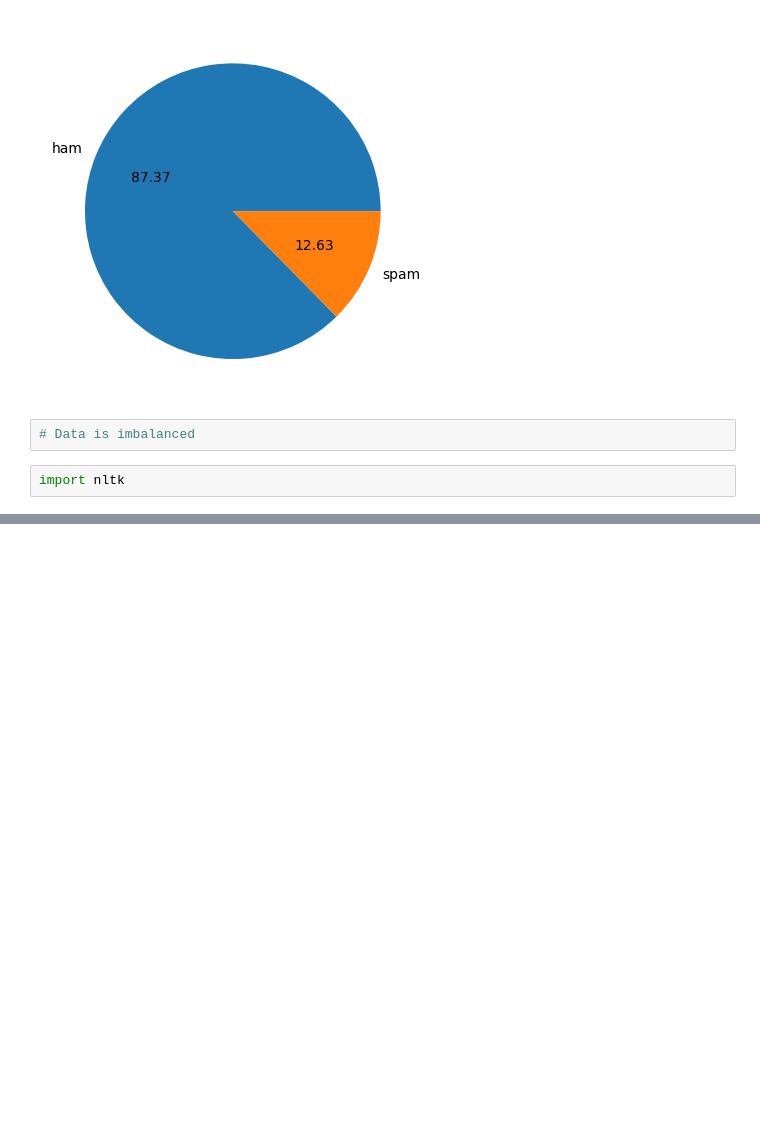
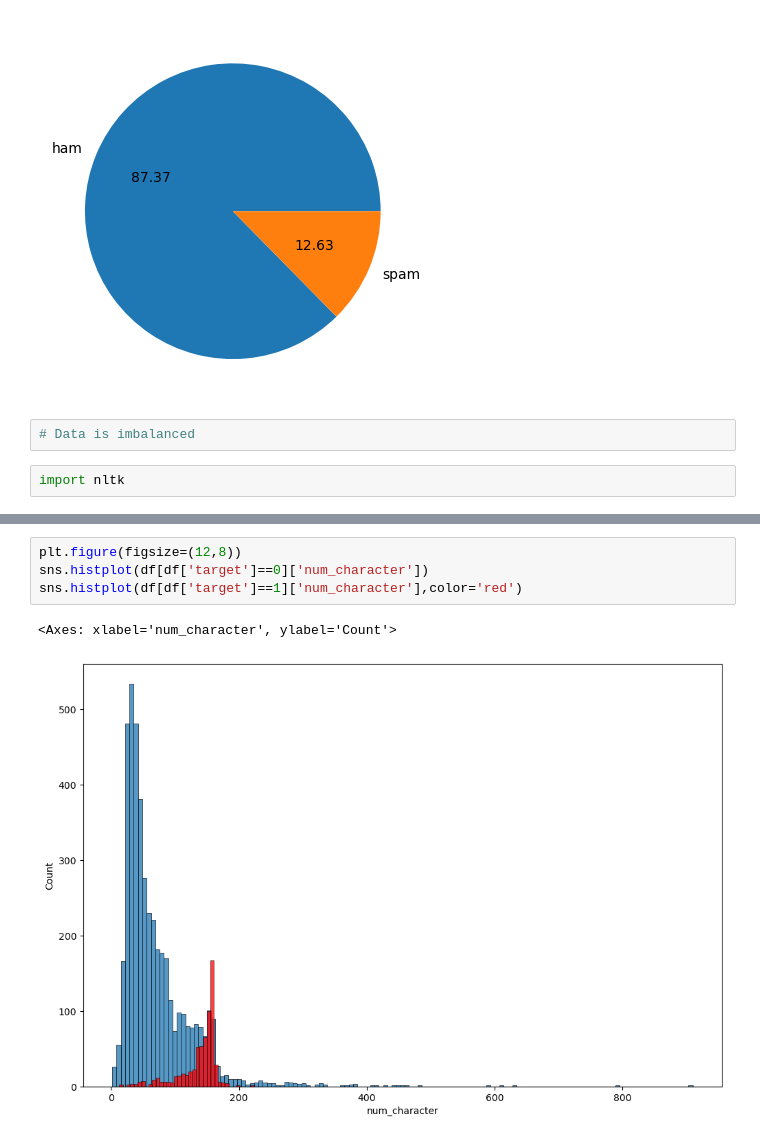
Before and after one commit to Aakashkhanal/spam_classifier, a Jupyter notebook: main.ipynb, the cells around one changed output, grey strips where cells are left out. Saved outputs shown, nothing was run; the diff lists cells and outputs as text; blank space fills up the shorter version.

```diff
--- a/main.ipynb
+++ b/main.ipynb
@@ -177,0 +253,7 @@ LookupError:
+# %%
+plt.figure(figsize=(12,8))
+sns.histplot(df[df['target']==0]['num_character'])
+sns.histplot(df[df['target']==1]['num_character'],color='red')
+# %% [output]
+<Axes: xlabel='num_character', ylabel='Count'>
+[figure, added]
```
Also changed, not shown: parts of 30 cells of this notebook.
